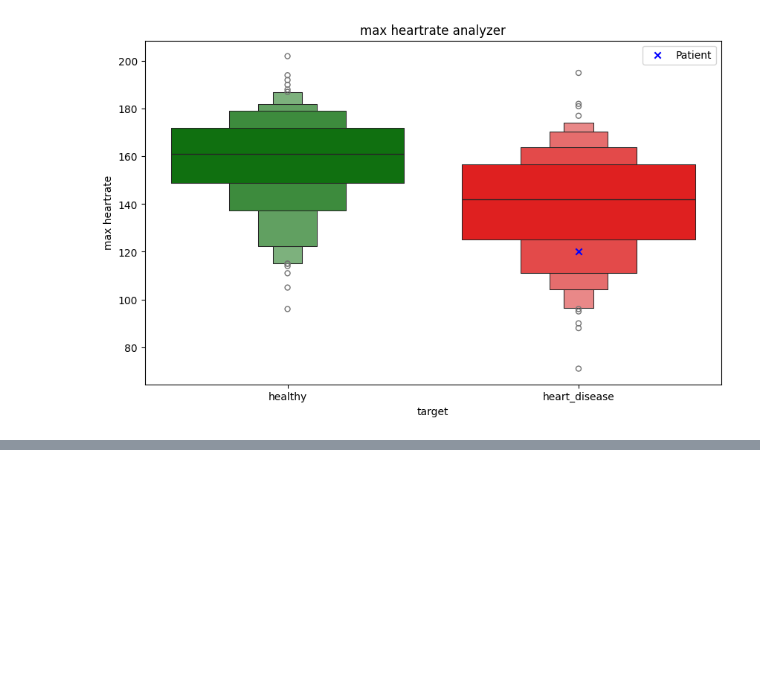
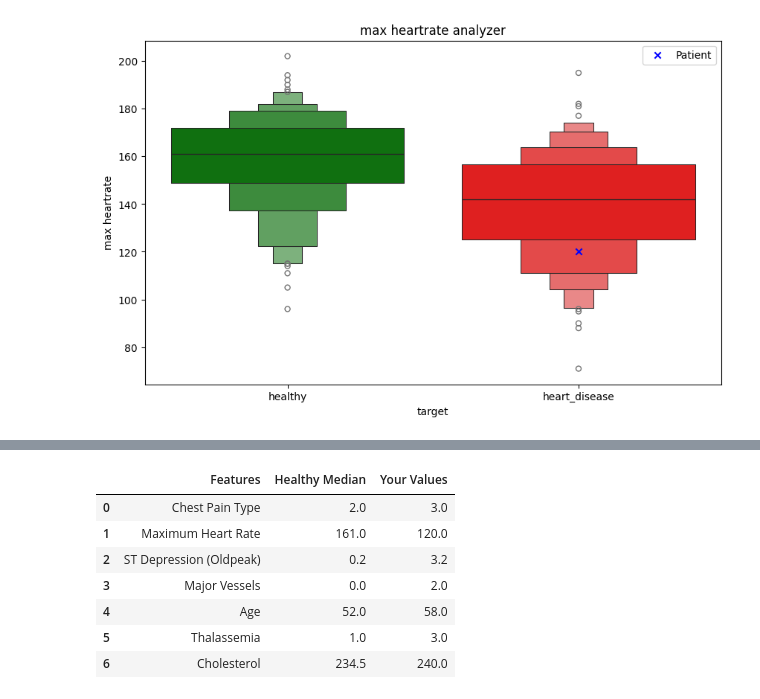
Before and after one commit to TheOnlySG/medical-classification-ml, a Jupyter notebook: notebooks/eda_heart.ipynb, the cells around one changed output, grey strips where cells are left out. Saved outputs shown, nothing was run; the diff lists cells and outputs as text; code cells hidden in the pictures; blank space fills up the shorter version.

```diff
--- a/notebooks/eda_heart.ipynb
+++ b/notebooks/eda_heart.ipynb
@@ -462,0 +488,10 @@ plt.show()
+# %%
+patient_values = {
+    'cp': 3,
+    'thalach': 120,
+    'oldpeak': 3.2,
+    'ca': 2,
+    'age': 58,
+    'thal': 3,
+    'chol': 240
+}
@@ -462,0 +550,23 @@ plt.show()
+# %%
+patient_values_list = [
+    patient_values[feature]
+    for feature in features
+]
+comparison_table = pd.DataFrame({
+    'Features': feature_display_names,
+    'Healthy Median': healthy_median.values,
+    'Your Values': patient_values_list
+})
+
+comparison_table = comparison_table.round(2)
+
+comparison_table
+# %% [output]
+|  | Features | Healthy Median | Your Values |
+| 0 | Chest Pain Type | 2.0 | 3.0 |
+| 1 | Maximum Heart Rate | 161.0 | 120.0 |
+| 2 | ST Depression (Oldpeak) | 0.2 | 3.2 |
+| 3 | Major Vessels | 0.0 | 2.0 |
+| 4 | Age | 52.0 | 58.0 |
+| 5 | Thalassemia | 1.0 | 3.0 |
+| 6 | Cholesterol | 234.5 | 240.0 |
```
Also changed, not shown: parts of 7 cells of this notebook, 6 other files.
